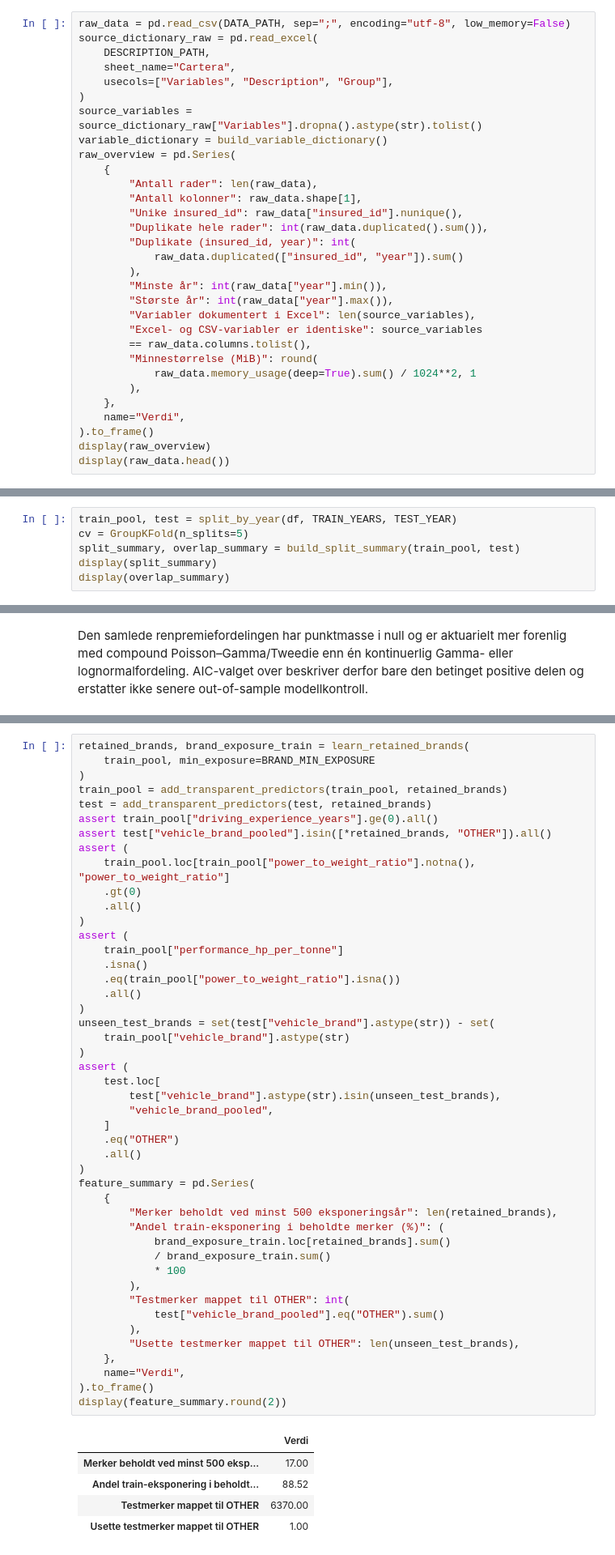
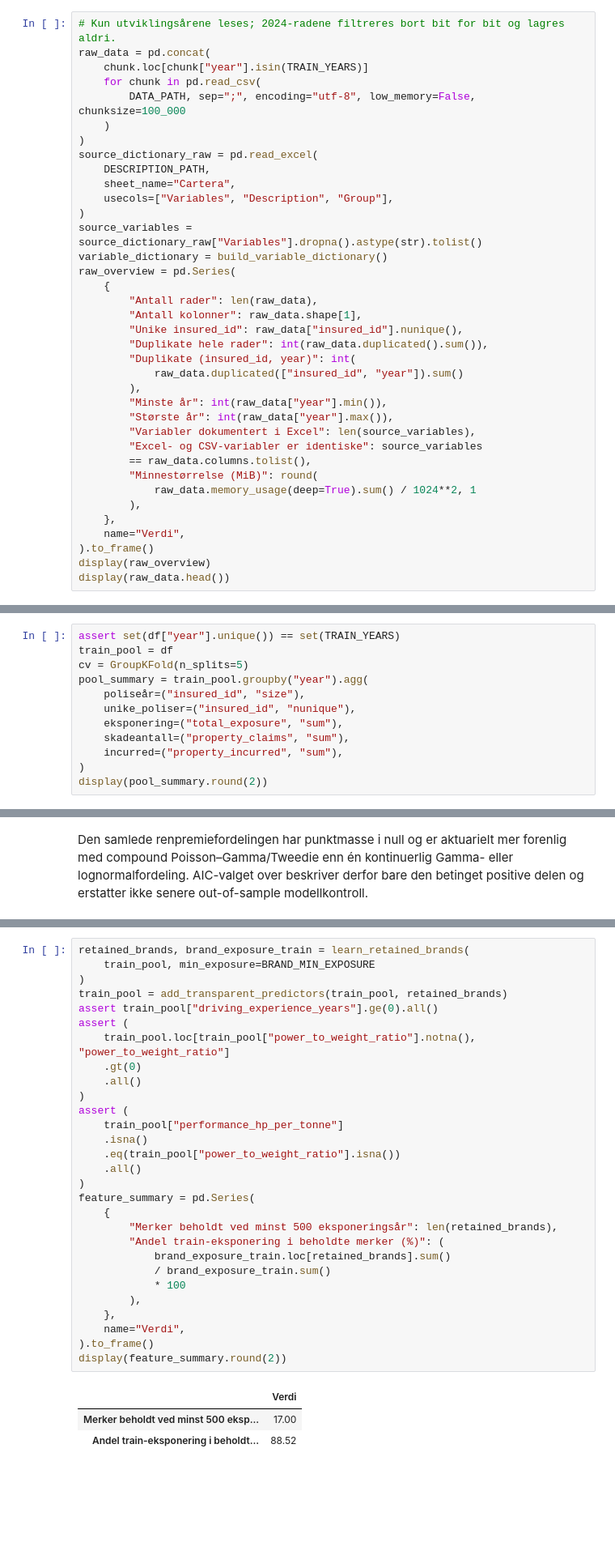
Before and after one commit to MarkusBjerkaas/Motor-Insurance-GLM-ML, a Jupyter notebook: analysis.ipynb, the cells around one changed output, grey strips where cells are left out. Shown at 81% size. Drawn from its saved outputs; the diff is of its cells as text; blank space fills up the shorter version.

```diff
--- a/analysis.ipynb
+++ b/analysis.ipynb
@@ -117,6 +113,12 @@ CSV-en leses før rensing. Excel-filen brukes som kildekontroll, mens den
 forbedrede variabelordboken bygges i scriptet.
 # %%
-raw_data = pd.read_csv(DATA_PATH, sep=";", encoding="utf-8", low_memory=False)
+# Kun utviklingsårene leses; 2024-radene filtreres bort bit for bit og lagres aldri.
+raw_data = pd.concat(
+    chunk.loc[chunk["year"].isin(TRAIN_YEARS)]
+    for chunk in pd.read_csv(
+        DATA_PATH, sep=";", encoding="utf-8", low_memory=False, chunksize=100_000
+    )
+)
 source_dictionary_raw = pd.read_excel(
     DESCRIPTION_PATH,
     sheet_name="Cartera",
@@ -559,9 +541,15 @@ def check_group_disjoint_folds(train_pool, cv, groups):
             )
     return True
 # %%
-train_pool, test = split_by_year(df, TRAIN_YEARS, TEST_YEAR)
+assert set(df["year"].unique()) == set(TRAIN_YEARS)
+train_pool = df
 cv = GroupKFold(n_splits=5)
-split_summary, overlap_summary = build_split_summary(train_pool, test)
-display(split_summary)
-display(overlap_summary)
+pool_summary = train_pool.groupby("year").agg(
+    poliseår=("insured_id", "size"),
+    unike_poliser=("insured_id", "nunique"),
+    eksponering=("total_exposure", "sum"),
+    skadeantall=("property_claims", "sum"),
+    incurred=("property_incurred", "sum"),
+)
+display(pool_summary.round(2))
 # %% [output]
@@ -897,53 +879,34 @@ retained_brands, brand_exposure_train = learn_retained_brands(
     train_pool, min_exposure=BRAND_MIN_EXPOSURE
 )
 train_pool = add_transparent_predictors(train_pool, retained_brands)
-test = add_transparent_predictors(test, retained_brands)
 assert train_pool["driving_experience_years"].ge(0).all()
-assert test["vehicle_brand_pooled"].isin([*retained_brands, "OTHER"]).all()
 assert (
     train_pool.loc[train_pool["power_to_weight_ratio"].notna(), "power_to_weight_ratio"]
     .gt(0)
     .all()
 )
 assert (
     train_pool["performance_hp_per_tonne"]
     .isna()
     .eq(train_pool["power_to_weight_ratio"].isna())
     .all()
 )
-unseen_test_brands = set(test["vehicle_brand"].astype(str)) - set(
-    train_pool["vehicle_brand"].astype(str)
-)
-assert (
-    test.loc[
-        test["vehicle_brand"].astype(str).isin(unseen_test_brands),
-        "vehicle_brand_pooled",
-    ]
-    .eq("OTHER")
-    .all()
-)
 feature_summary = pd.Series(
     {
         "Merker beholdt ved minst 500 eksponeringsår": len(retained_brands),
         "Andel train-eksponering i beholdte merker (%)": (
             brand_exposure_train.loc[retained_brands].sum()
             / brand_exposure_train.sum()
             * 100
         ),
-        "Testmerker mappet til OTHER": int(
-            test["vehicle_brand_pooled"].eq("OTHER").sum()
-        ),
-        "Usette testmerker mappet til OTHER": len(unseen_test_brands),
     },
     name="Verdi",
 ).to_frame()
 display(feature_summary.round(2))
 # %% [output]
 |  | Verdi |
 | Merker beholdt ved minst 500 eksp... | 17.00 |
 | Andel train-eksponering i beholdt... | 88.52 |
-| Testmerker mappet til OTHER | 6370.00 |
-| Usette testmerker mappet til OTHER | 1.00 |
 # %%
 age_diagnostics = build_age_diagnostics(train_pool)
 display(age_diagnostics["summary"])
```
Also changed, not shown: parts of 27 cells of this notebook, 1 other file.
